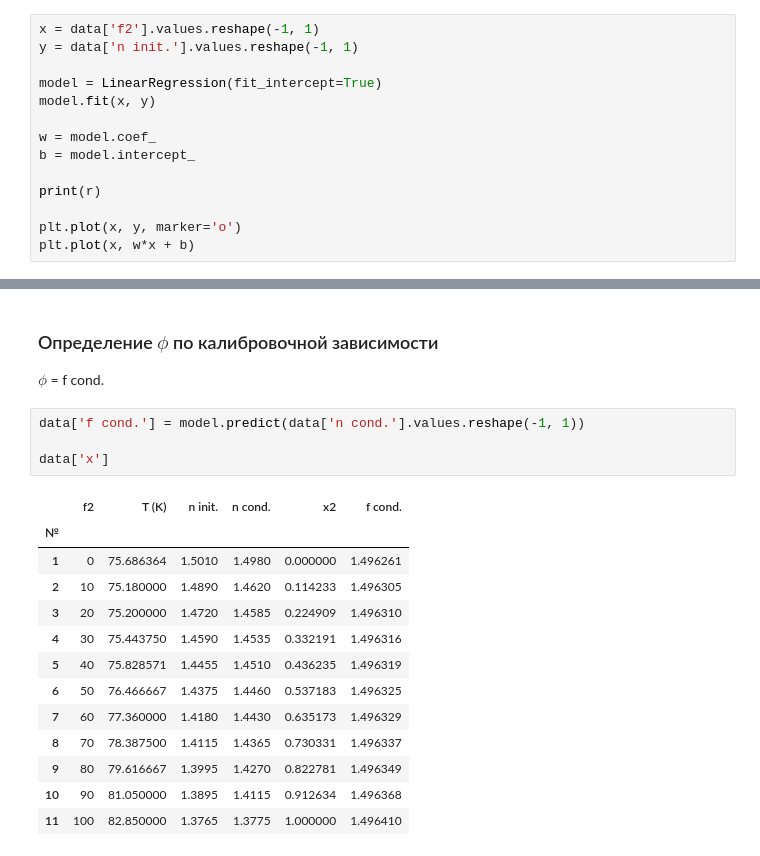
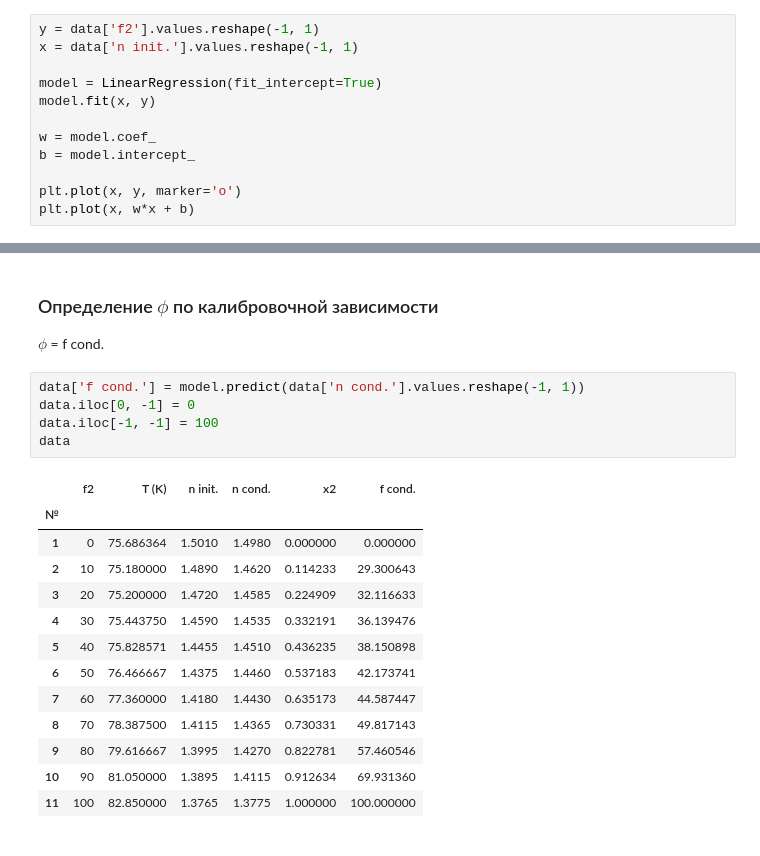
Before and after one commit to ifidontrelapse/MSUPractice, a Jupyter notebook: PhysChemPrac/пар-жидкость/vapour-liquid.ipynb, the cells around one changed output, grey strips where cells are left out. Saved outputs shown, nothing was run; the diff lists cells and outputs as text.

```diff
--- a/PhysChemPrac/пар-жидкость/vapour-liquid.ipynb
+++ b/PhysChemPrac/пар-жидкость/vapour-liquid.ipynb
@@ -85,8 +85,8 @@ plt.show()
 # %% [output]
 [figure]
 # %%
-x = data['f2'].values.reshape(-1, 1)
-y = data['n init.'].values.reshape(-1, 1)
+y = data['f2'].values.reshape(-1, 1)
+x = data['n init.'].values.reshape(-1, 1)
 
 model = LinearRegression(fit_intercept=True)
 model.fit(x, y)
@@ -94,8 +94,6 @@ model.fit(x, y)
 w = model.coef_
 b = model.intercept_
 
-print(r)
-
 plt.plot(x, y, marker='o')
 plt.plot(x, w*x + b)
 # %% [output]
@@ -113,19 +111,20 @@ print(r2_score(y, y_pred))
 $\phi$ = f cond.
 # %%
 data['f cond.'] = model.predict(data['n cond.'].values.reshape(-1, 1))
-
-data['x']
+data.iloc[0, -1] = 0
+data.iloc[-1, -1] = 100
+data
 # %% [output]
 |  | f2 | T (K) | n init. | n cond. | x2 | f cond. |
 | № |  |  |  |  |  |  |
-| 1 | 0 | 75.686364 | 1.5010 | 1.4980 | 0.000000 | 1.496261 |
-| 2 | 10 | 75.180000 | 1.4890 | 1.4620 | 0.114233 | 1.496305 |
-| 3 | 20 | 75.200000 | 1.4720 | 1.4585 | 0.224909 | 1.496310 |
-| 4 | 30 | 75.443750 | 1.4590 | 1.4535 | 0.332191 | 1.496316 |
-| 5 | 40 | 75.828571 | 1.4455 | 1.4510 | 0.436235 | 1.496319 |
-| 6 | 50 | 76.466667 | 1.4375 | 1.4460 | 0.537183 | 1.496325 |
-| 7 | 60 | 77.360000 | 1.4180 | 1.4430 | 0.635173 | 1.496329 |
-| 8 | 70 | 78.387500 | 1.4115 | 1.4365 | 0.730331 | 1.496337 |
-| 9 | 80 | 79.616667 | 1.3995 | 1.4270 | 0.822781 | 1.496349 |
-| 10 | 90 | 81.050000 | 1.3895 | 1.4115 | 0.912634 | 1.496368 |
-| 11 | 100 | 82.850000 | 1.3765 | 1.3775 | 1.000000 | 1.496410 |
+| 1 | 0 | 75.686364 | 1.5010 | 1.4980 | 0.000000 | 0.000000 |
+| 2 | 10 | 75.180000 | 1.4890 | 1.4620 | 0.114233 | 29.300643 |
+| 3 | 20 | 75.200000 | 1.4720 | 1.4585 | 0.224909 | 32.116633 |
+| 4 | 30 | 75.443750 | 1.4590 | 1.4535 | 0.332191 | 36.139476 |
+| 5 | 40 | 75.828571 | 1.4455 | 1.4510 | 0.436235 | 38.150898 |
+| 6 | 50 | 76.466667 | 1.4375 | 1.4460 | 0.537183 | 42.173741 |
+| 7 | 60 | 77.360000 | 1.4180 | 1.4430 | 0.635173 | 44.587447 |
+| 8 | 70 | 78.387500 | 1.4115 | 1.4365 | 0.730331 | 49.817143 |
+| 9 | 80 | 79.616667 | 1.3995 | 1.4270 | 0.822781 | 57.460546 |
+| 10 | 90 | 81.050000 | 1.3895 | 1.4115 | 0.912634 | 69.931360 |
+| 11 | 100 | 82.850000 | 1.3765 | 1.3775 | 1.000000 | 100.000000 |
```
Also changed, not shown: parts of 5 cells of this notebook.
